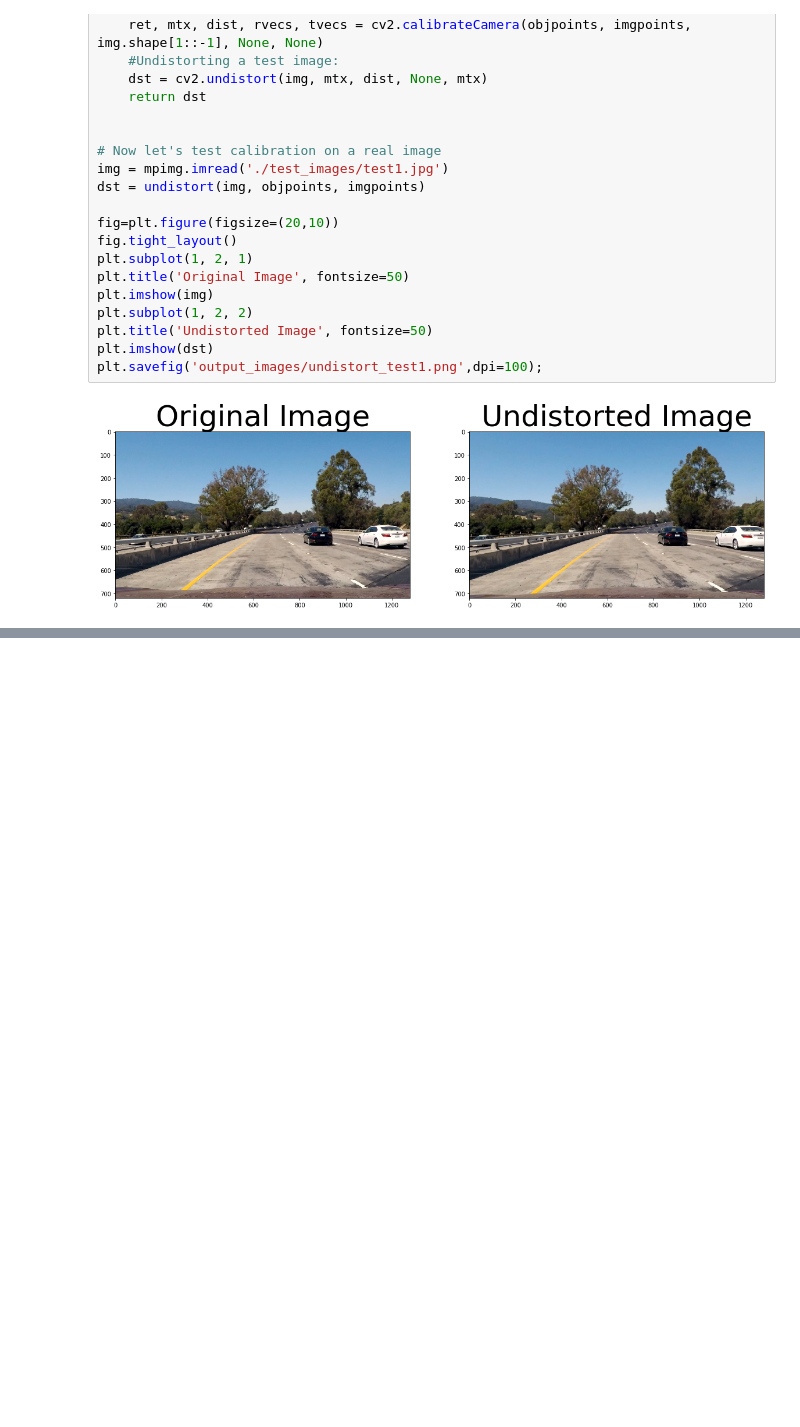
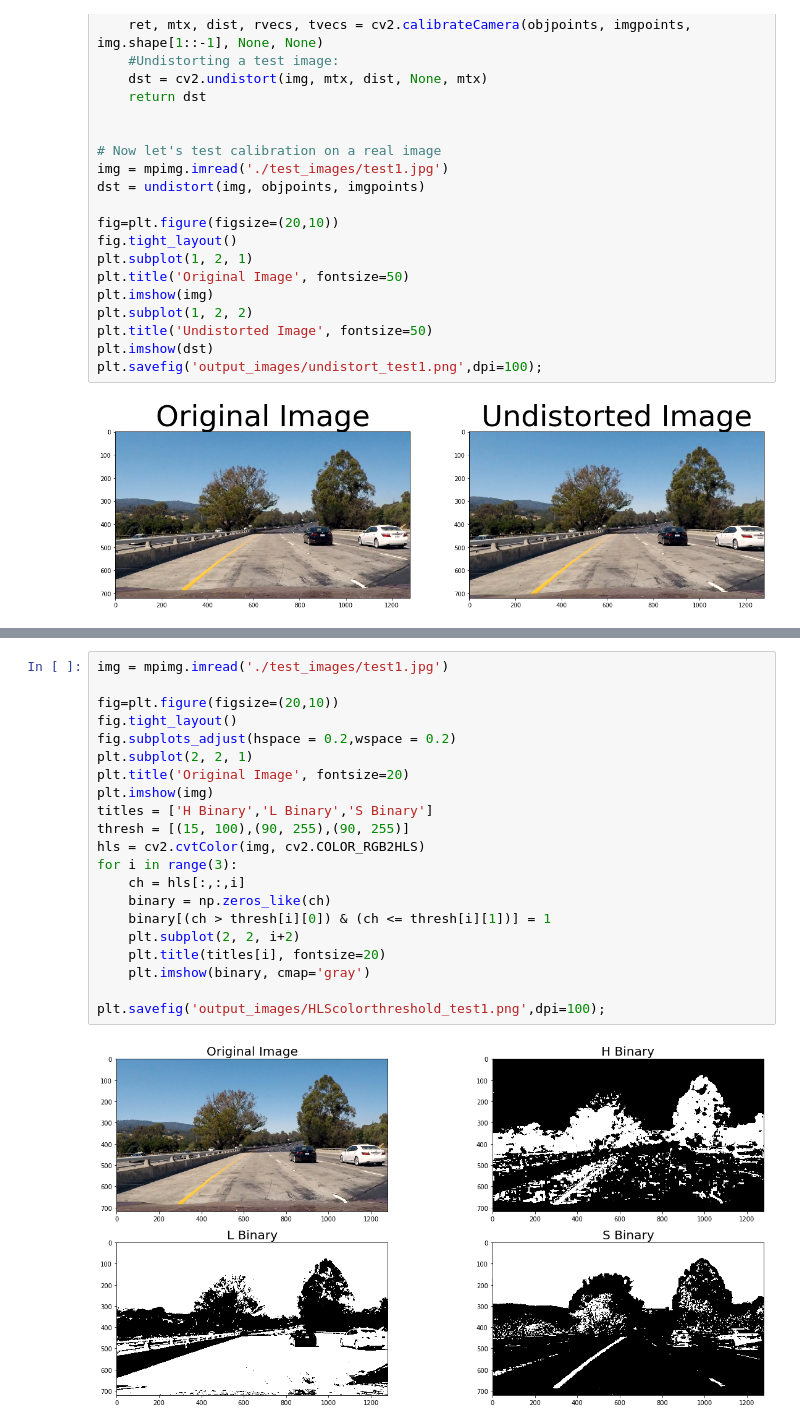
Before and after one commit to edmondawad/CarND_P2, a Jupyter notebook: P2.ipynb, the cells around one changed output, grey strips where cells are left out. Drawn from its saved outputs; the diff is of its cells as text; blank space fills up the shorter version.

```diff
--- a/P2.ipynb
+++ b/P2.ipynb
@@ -94,0 +116,23 @@ plt.savefig('output_images/undistort_test1.png',dpi=100);
+# %%
+img = mpimg.imread('./test_images/test1.jpg')
+
+fig=plt.figure(figsize=(20,10))
+fig.tight_layout()
+fig.subplots_adjust(hspace = 0.2,wspace = 0.2)
+plt.subplot(2, 2, 1)
+plt.title('Original Image', fontsize=20)
+plt.imshow(img)
+titles = ['H Binary','L Binary','S Binary']
+thresh = [(15, 100),(90, 255),(90, 255)]
+hls = cv2.cvtColor(img, cv2.COLOR_RGB2HLS)
+for i in range(3):
+    ch = hls[:,:,i]
+    binary = np.zeros_like(ch)
+    binary[(ch > thresh[i][0]) & (ch <= thresh[i][1])] = 1
+    plt.subplot(2, 2, i+2)
+    plt.title(titles[i], fontsize=20)
+    plt.imshow(binary, cmap='gray')
+
+plt.savefig('output_images/HLScolorthreshold_test1.png',dpi=100);
+# %% [output]
+[figure, added]
```
Also changed, not shown: parts of 3 cells of this notebook, 4 other files.
